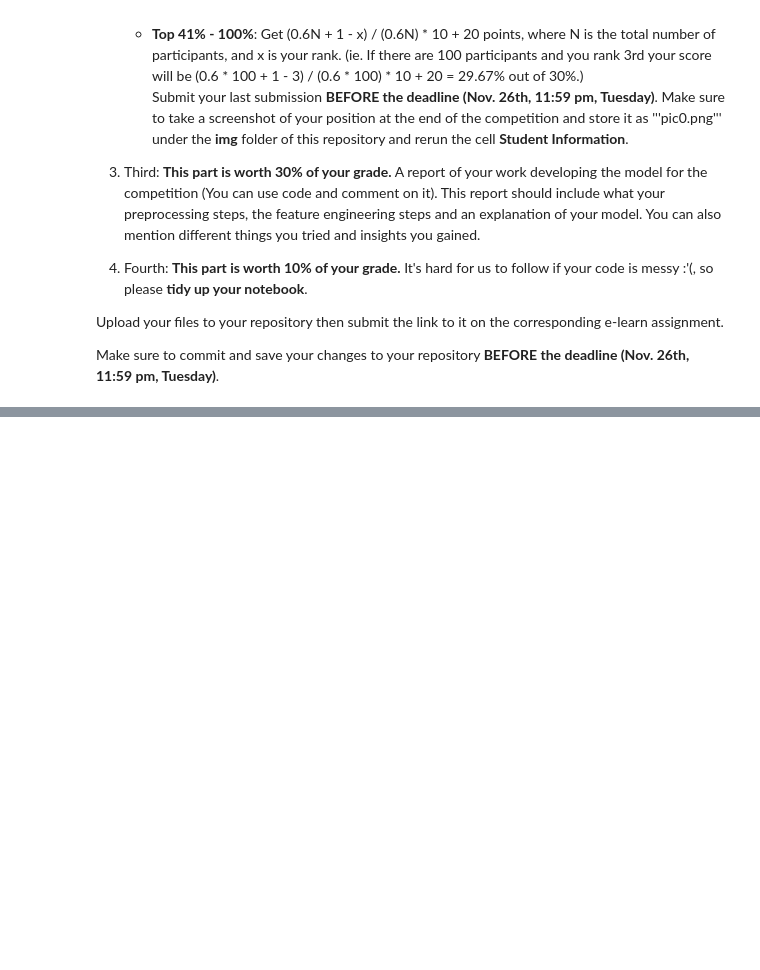
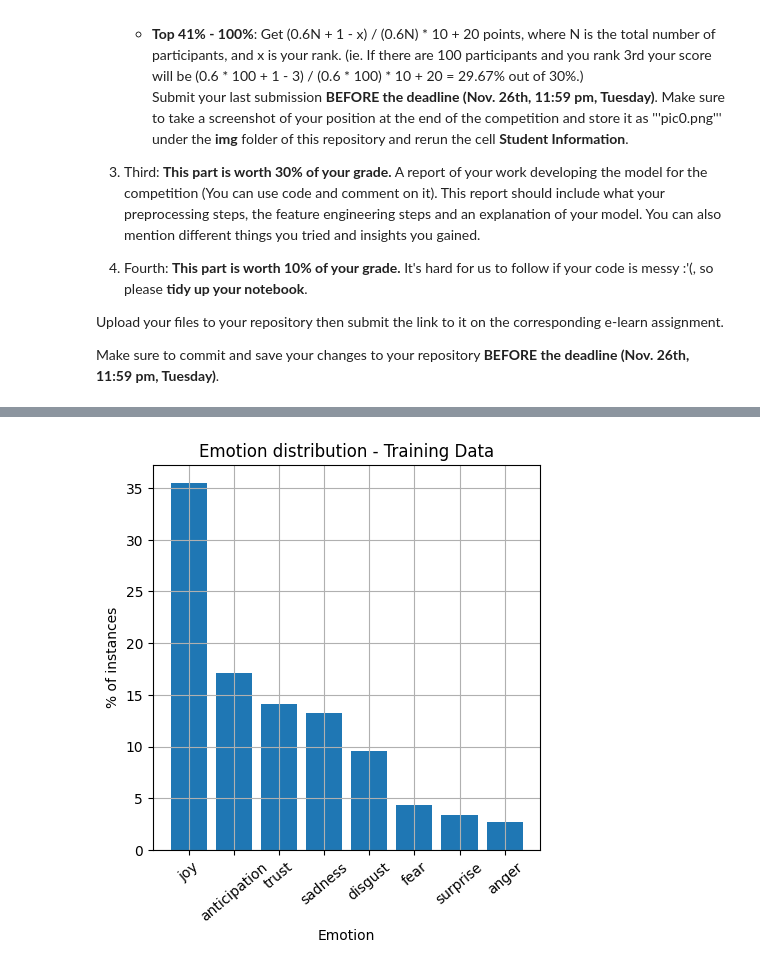
Before and after one commit to BORYA-dev/DM2024-Lab2-Homework, a Jupyter notebook: DM2024-Lab2-Homework.ipynb, the cells around one changed output, grey strips where cells are left out. Saved outputs shown, nothing was run; the diff lists cells and outputs as text; code cells hidden in the pictures; blank space fills up the shorter version.

```diff
--- a/DM2024-Lab2-Homework.ipynb
+++ b/DM2024-Lab2-Homework.ipynb
@@ -50,0 +322,5 @@ with open(file_path, 'r', encoding='utf-8') as file:
+# %%
+tt_combined = tt.apply(lambda x: " ".join(x))
+tt_combined.name = "preprocess_text"
+# %%
+pre_df = pd.concat([pd.DataFrame(tt),pd.DataFrame(tt_combined)], axis = 1)
@@ -50,0 +336,2 @@ with open(file_path, 'r', encoding='utf-8') as file:
+# %%
+data_df = pd.concat([data_df, pre_df], axis=1)
@@ -50,0 +357,3 @@ with open(file_path, 'r', encoding='utf-8') as file:
+# %%
+training_data = data_df.query("identification == 'train'").reset_index(drop =True)
+testing_data = data_df.query("identification == 'test'").reset_index(drop =True)
@@ -50,0 +395,14 @@ with open(file_path, 'r', encoding='utf-8') as file:
+# %%
+plt.figure( figsize = [5,5] )
+
+temp_value = training_data.emotion.value_counts().values
+plt.bar(training_data.emotion.value_counts().index, temp_value*100/(temp_value.sum()))
+
+#arrange
+plt.ylabel('% of instances')
+plt.xlabel('Emotion')
+plt.xticks(rotation = 40)
+plt.title('Emotion distribution - Training Data')
+plt.grid(True)
+# %% [output]
+[figure, added]
```
Also changed, not shown: parts of 53 cells of this notebook.
